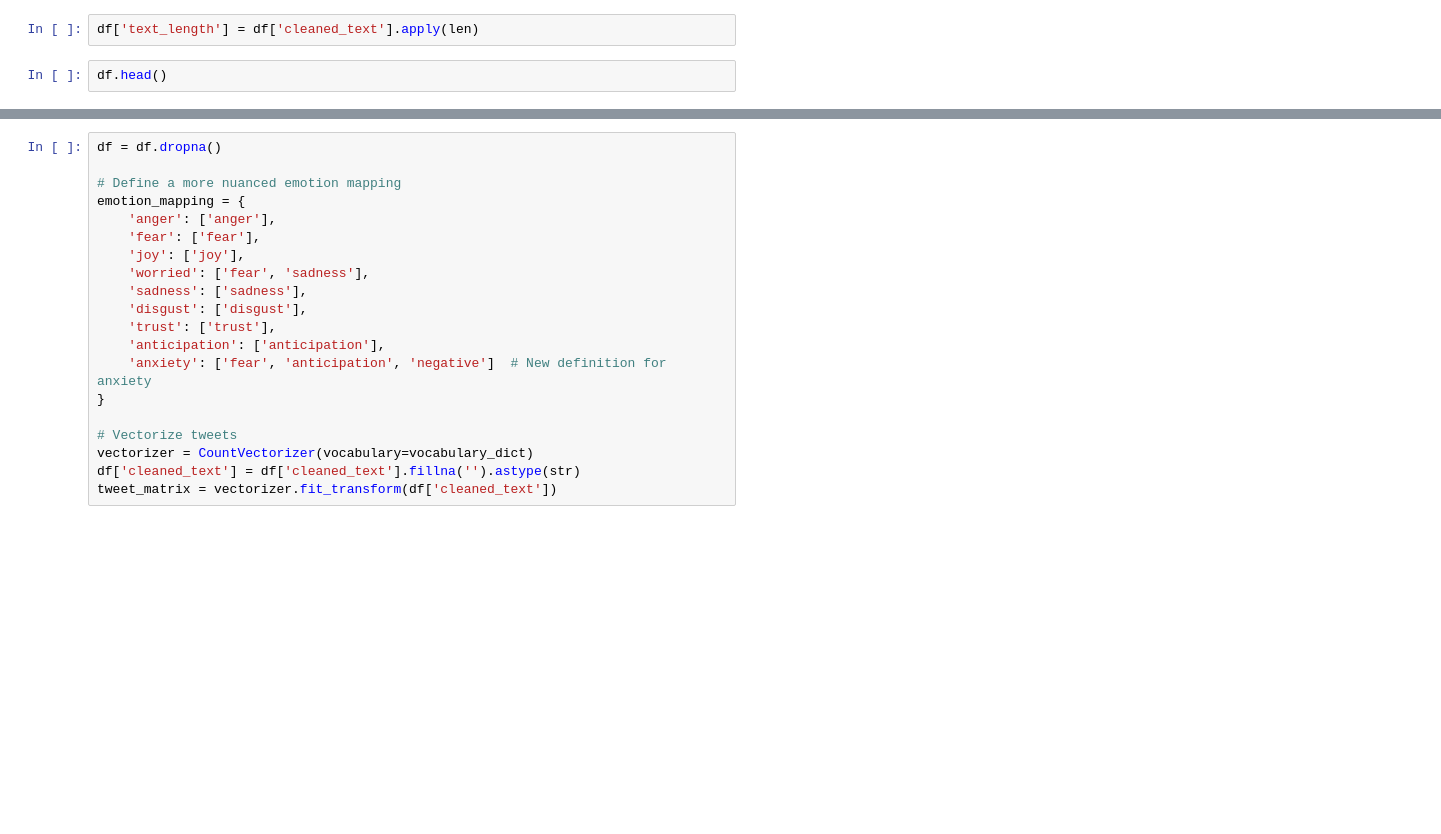
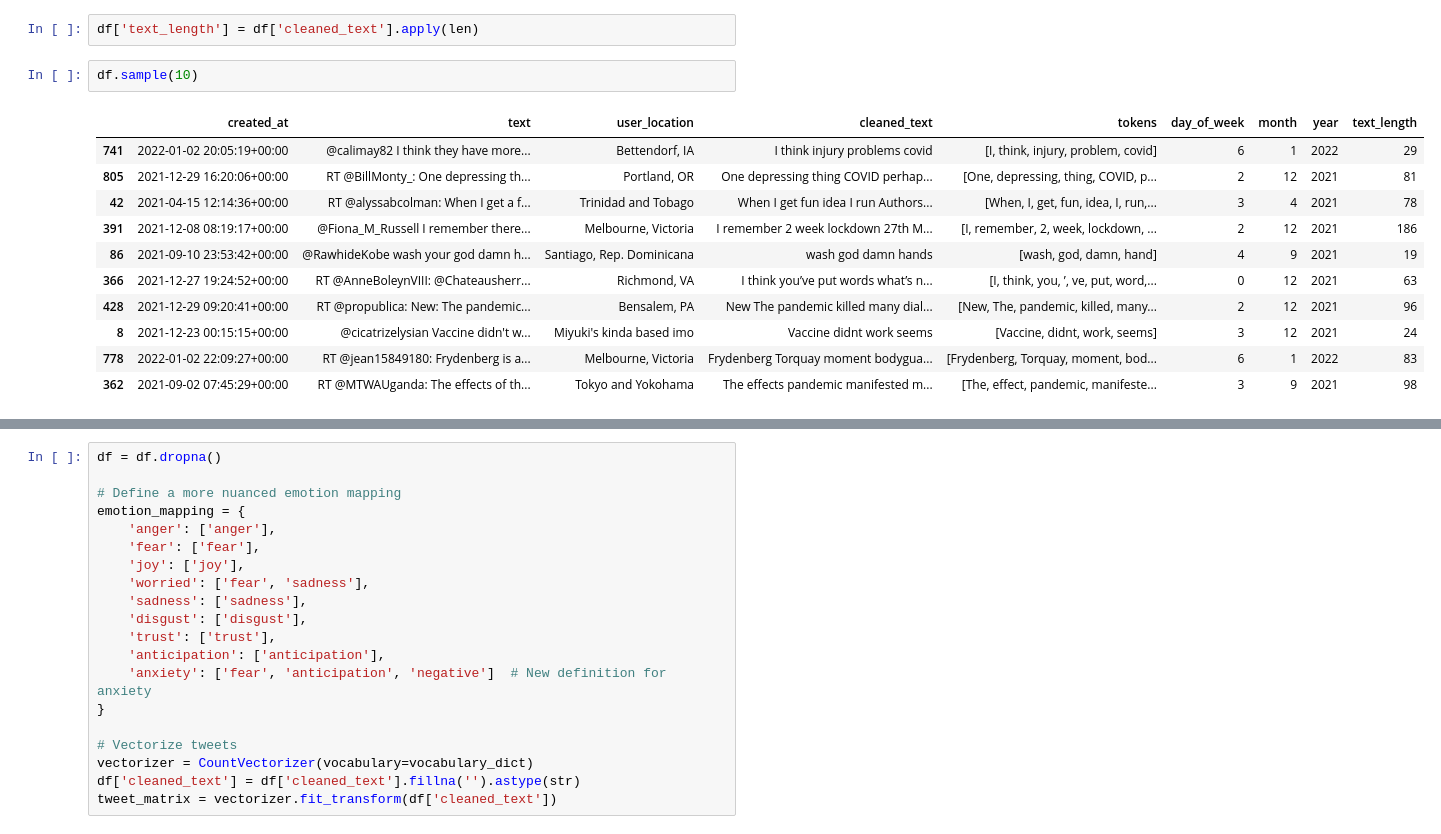
Before and after one commit to kyleoneil/MLProjs, a Jupyter notebook: covid_19_tweet_sentiments/covid_19_tweet_sentiment_analysis.ipynb, the cells around one changed output, grey strips where cells are left out. Cells and saved outputs as stored; diff of their text form; blank space fills up the shorter version.

```diff
--- a/covid_19_tweet_sentiments/covid_19_tweet_sentiment_analysis.ipynb
+++ b/covid_19_tweet_sentiments/covid_19_tweet_sentiment_analysis.ipynb
@@ -136,7 +203,19 @@ df['month'] = df['created_at'].dt.month
 df['year'] = df['created_at'].dt.year
 # %%
 df['text_length'] = df['cleaned_text'].apply(len)
-# %%
-df.head()
+# %%
+df.sample(10)
+# %% [output]
+|  | created_at | text | user_location | cleaned_text | tokens | day_of_week | month | year | text_length |
+| 741 | 2022-01-02 20:05:19+00:00 | @calimay82 I think they have more... | Bettendorf, IA | I think injury problems covid | [I, think, injury, problem, covid] | 6 | 1 | 2022 | 29 |
+| 805 | 2021-12-29 16:20:06+00:00 | RT @BillMonty_: One depressing th... | Portland, OR | One depressing thing COVID perhap... | [One, depressing, thing, COVID, p... | 2 | 12 | 2021 | 81 |
+| 42 | 2021-04-15 12:14:36+00:00 | RT @alyssabcolman: When I get a f... | Trinidad and Tobago | When I get fun idea I run Authors... | [When, I, get, fun, idea, I, run,... | 3 | 4 | 2021 | 78 |
+| 391 | 2021-12-08 08:19:17+00:00 | @Fiona_M_Russell I remember there... | Melbourne, Victoria | I remember 2 week lockdown 27th M... | [I, remember, 2, week, lockdown, ... | 2 | 12 | 2021 | 186 |
+| 86 | 2021-09-10 23:53:42+00:00 | @RawhideKobe wash your god damn h... | Santiago, Rep. Dominicana | wash god damn hands | [wash, god, damn, hand] | 4 | 9 | 2021 | 19 |
+| 366 | 2021-12-27 19:24:52+00:00 | RT @AnneBoleynVIII: @Chateausherr... | Richmond, VA | I think you’ve put words what’s n... | [I, think, you, ’, ve, put, word,... | 0 | 12 | 2021 | 63 |
+| 428 | 2021-12-29 09:20:41+00:00 | RT @propublica: New: The pandemic... | Bensalem, PA | New The pandemic killed many dial... | [New, The, pandemic, killed, many... | 2 | 12 | 2021 | 96 |
+| 8 | 2021-12-23 00:15:15+00:00 | @cicatrizelysian Vaccine didn't w... | Miyuki's kinda based imo | Vaccine didnt work seems | [Vaccine, didnt, work, seems] | 3 | 12 | 2021 | 24 |
+| 778 | 2022-01-02 22:09:27+00:00 | RT @jean15849180: Frydenberg is a... | Melbourne, Victoria | Frydenberg Torquay moment bodygua... | [Frydenberg, Torquay, moment, bod... | 6 | 1 | 2022 | 83 |
+| 362 | 2021-09-02 07:45:29+00:00 | RT @MTWAUganda: The effects of th... | Tokyo and Yokohama | The effects pandemic manifested m... | [The, effect, pandemic, manifeste... | 3 | 9 | 2021 | 98 |
 # %%
 # Load and prepare the lexicon
```
Also changed, not shown: parts of 13 cells of this notebook.
